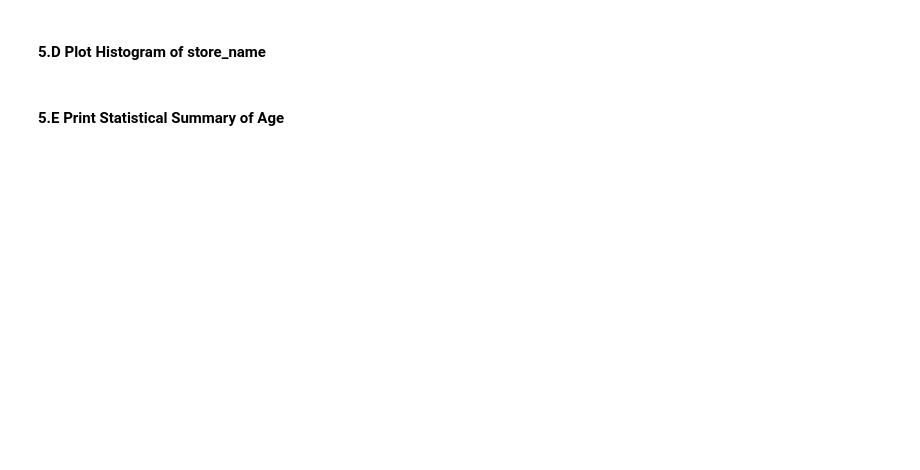
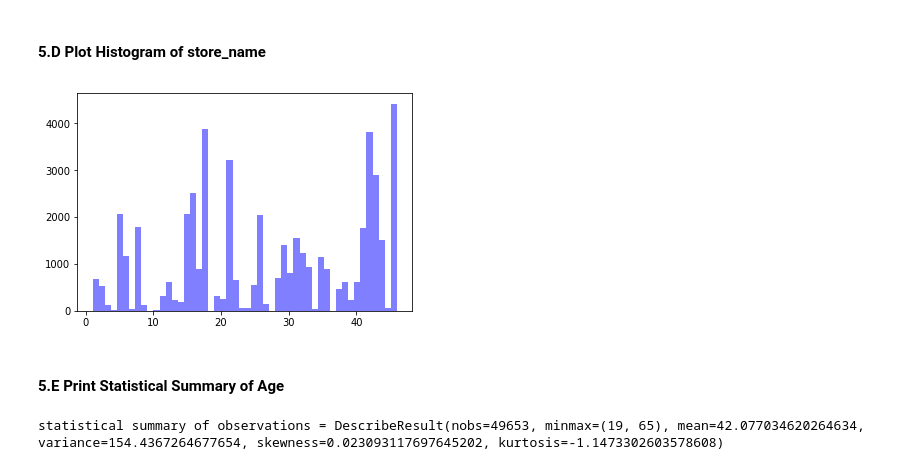
Before and after one commit to Leek03/dsia, a Jupyter notebook: BOB/1.2.2 Pandas Lab.ipynb, the cells around one changed output. Cells and saved outputs as stored; diff of their text form; code cells hidden in the pictures; blank space fills up the shorter version.

```diff
--- a/BOB/1.2.2 Pandas Lab.ipynb
+++ b/BOB/1.2.2 Pandas Lab.ipynb
@@ -188,2 +469,8 @@ Find count, mean, std, min, max of of all columns of dataframe
+# %%
+# A:
+num_bins = 50
+n, bins, patches = plt.hist(df.store_name, num_bins, facecolor='blue', alpha=0.5)
+# %% [output]
+[figure, added]
 # %% [markdown]
 #### 5.E Print Statistical Summary of Age
@@ -191,0 +477,5 @@ Find count, mean, std, min, max of of all columns of dataframe
+# %%
+# A:
+print('statistical summary of observations =',stats.describe(df.age))
+# %% [output]
+statistical summary of observations = DescribeResult(nobs=49653, minmax=(19, 65), mean=42.077034620264634, variance=154.4367264677654, skewness=0.023093117697645202, kurtosis=-1.1473302603578608)
```
Also changed, not shown: parts of 36 cells of this notebook, 2 other files.
